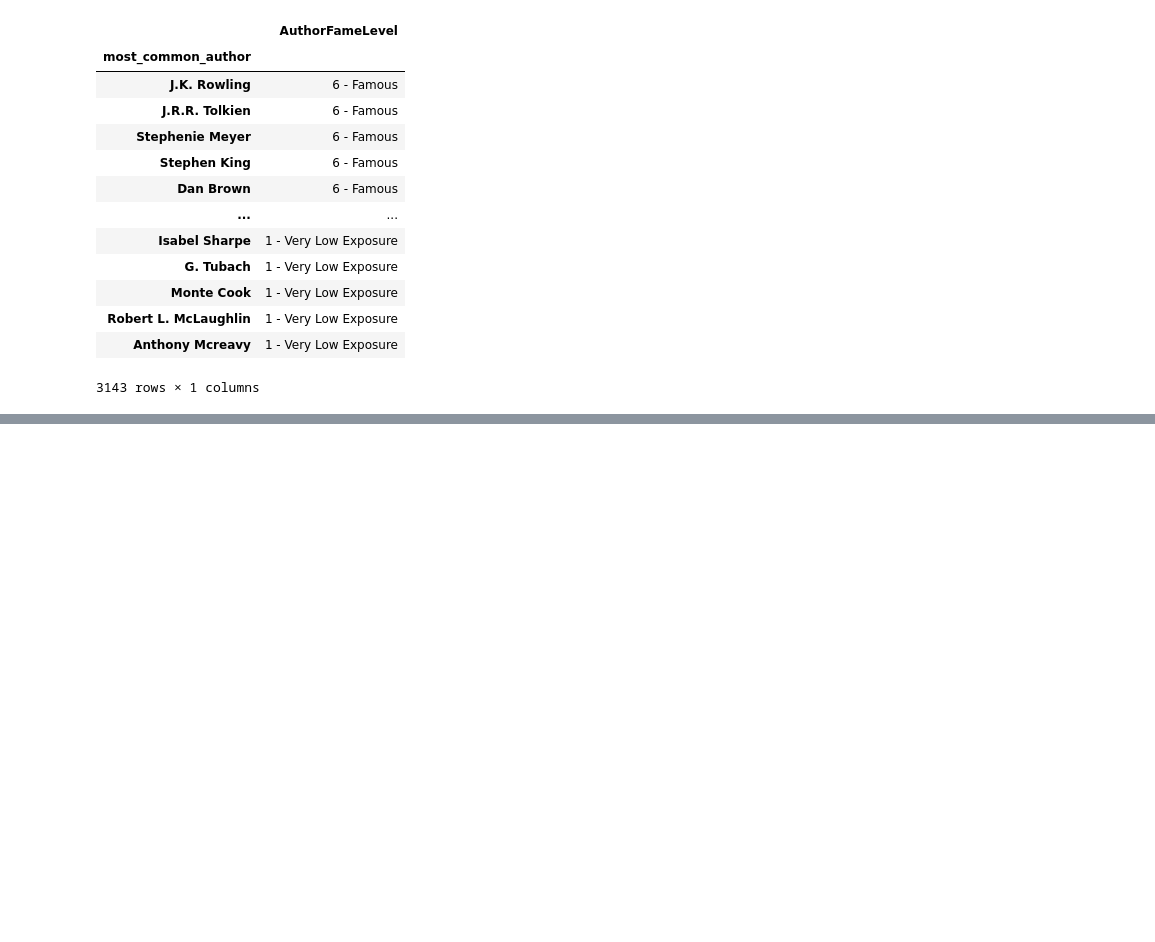
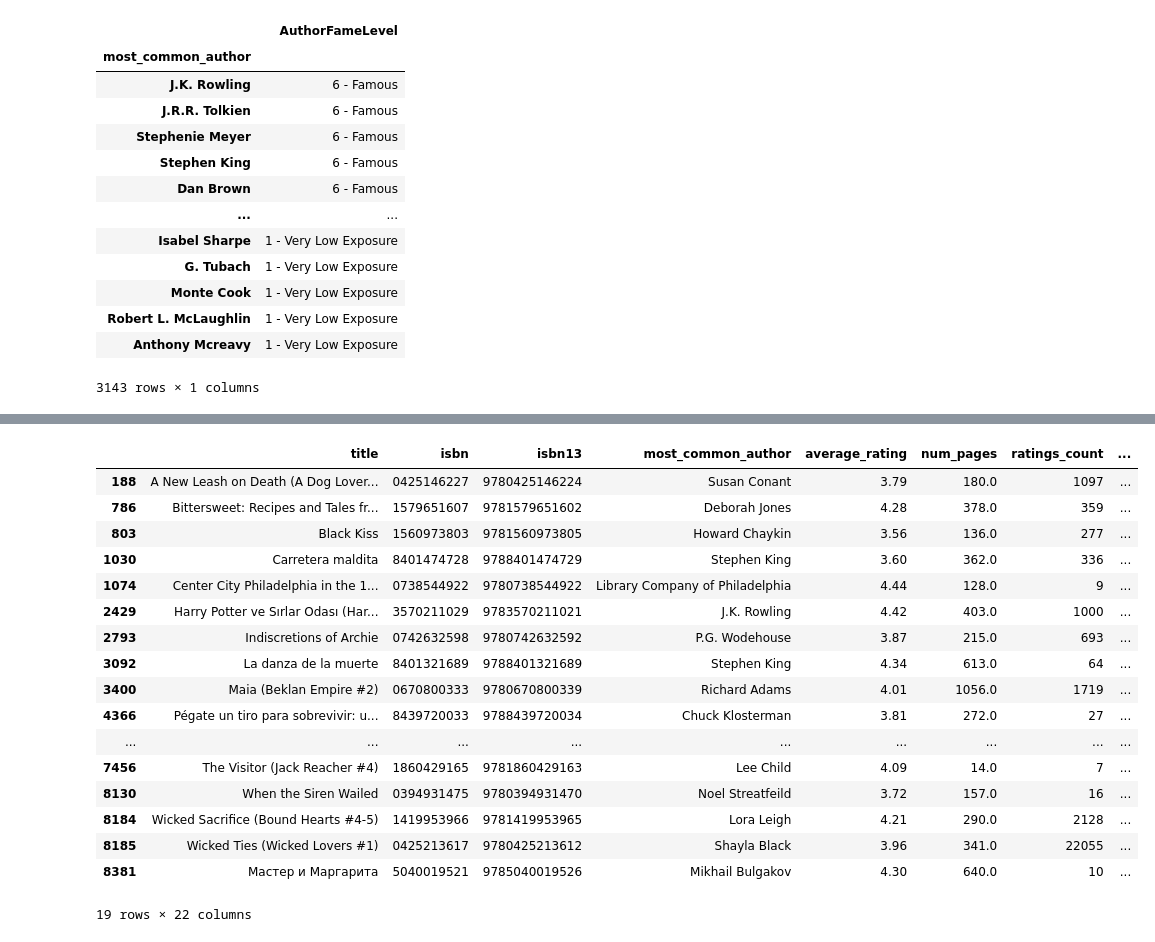
Before and after one commit to Egjfour/dsti_goodreads_rating_predictions, a Jupyter notebook: goodreads-predictor/notebooks/feature_engineering_explore.ipynb, the cells around one changed output, grey strips where cells are left out. Drawn from its saved outputs; the diff is of its cells as text; code cells hidden in the pictures; blank space fills up the shorter version.

```diff
--- a/goodreads-predictor/notebooks/feature_engineering_explore.ipynb
+++ b/goodreads-predictor/notebooks/feature_engineering_explore.ipynb
@@ -595,3 +595,6 @@ author_fame_levels
 | Robert L. McLaughlin | 1 - Very Low Exposure |
 | Anthony Mcreavy | 1 - Very Low Exposure |
 3143 rows × 1 columns
+# %%
+%reload_kedro
+tst = catalog.load("books_features")
@@ -597,0 +639,3 @@ author_fame_levels
+# %%
+tst[tst['PublisherPriceCategory'].isnull()]
+# %% [output]
@@ -597,0 +643,18 @@ author_fame_levels
+|  | title | isbn | isbn13 | most_common_author | average_rating | num_pages | ratings_count | ... |
+| 188 | A New Leash on Death (A Dog Lover... | 0425146227 | 9780425146224 | Susan Conant | 3.79 | 180.0 | 1097 | ... |
+| 786 | Bittersweet: Recipes and Tales fr... | 1579651607 | 9781579651602 | Deborah Jones | 4.28 | 378.0 | 359 | ... |
+| 803 | Black Kiss | 1560973803 | 9781560973805 | Howard Chaykin | 3.56 | 136.0 | 277 | ... |
+| 1030 | Carretera maldita | 8401474728 | 9788401474729 | Stephen King | 3.60 | 362.0 | 336 | ... |
+| 1074 | Center City Philadelphia in the 1... | 0738544922 | 9780738544922 | Library Company of Philadelphia | 4.44 | 128.0 | 9 | ... |
+| 2429 | Harry Potter ve Sırlar Odası (Har... | 3570211029 | 9783570211021 | J.K. Rowling | 4.42 | 403.0 | 1000 | ... |
+| 2793 | Indiscretions of Archie | 0742632598 | 9780742632592 | P.G. Wodehouse | 3.87 | 215.0 | 693 | ... |
+| 3092 | La danza de la muerte | 8401321689 | 9788401321689 | Stephen King | 4.34 | 613.0 | 64 | ... |
+| 3400 | Maia (Beklan Empire #2) | 0670800333 | 9780670800339 | Richard Adams | 4.01 | 1056.0 | 1719 | ... |
+| 4366 | Pégate un tiro para sobrevivir: u... | 8439720033 | 9788439720034 | Chuck Klosterman | 3.81 | 272.0 | 27 | ... |
+| ... | ... | ... | ... | ... | ... | ... | ... | ... |
+| 7456 | The Visitor (Jack Reacher #4) | 1860429165 | 9781860429163 | Lee Child | 4.09 | 14.0 | 7 | ... |
+| 8130 | When the Siren Wailed | 0394931475 | 9780394931470 | Noel Streatfeild | 3.72 | 157.0 | 16 | ... |
+| 8184 | Wicked Sacrifice (Bound Hearts #4-5) | 1419953966 | 9781419953965 | Lora Leigh | 4.21 | 290.0 | 2128 | ... |
+| 8185 | Wicked Ties (Wicked Lovers #1) | 0425213617 | 9780425213612 | Shayla Black | 3.96 | 341.0 | 22055 | ... |
+| 8381 | Мастер и Маргарита | 5040019521 | 9785040019526 | Mikhail Bulgakov | 4.30 | 640.0 | 10 | ... |
+19 rows × 22 columns
```
Also changed, not shown: parts of 7 cells of this notebook, 2 other files.
